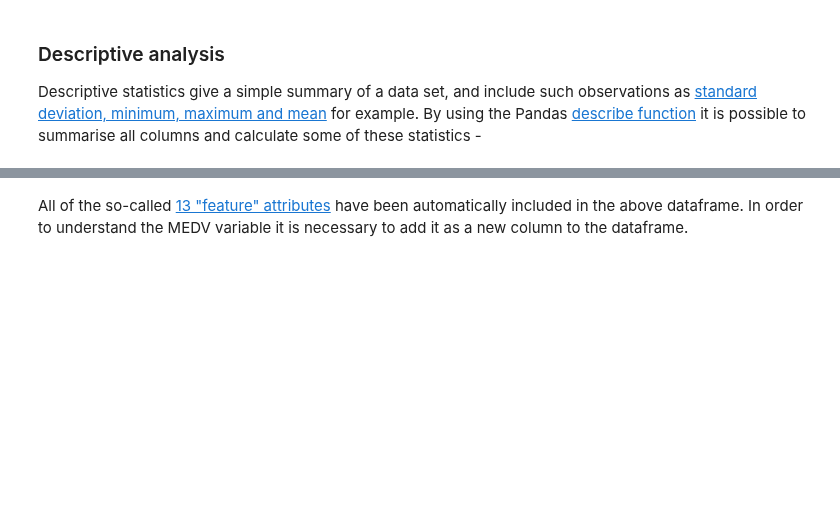
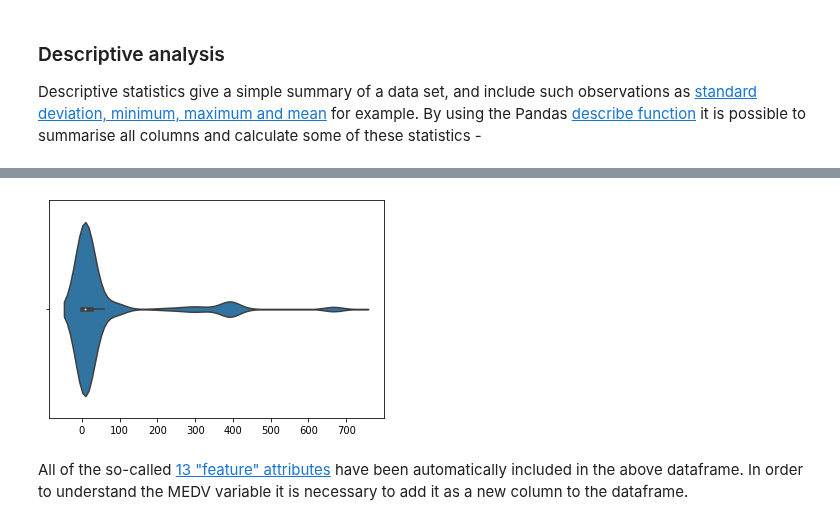
Before and after one commit to AideenByrne/2019MachineLearningProject, a Jupyter notebook: 2019project.ipynb, the cells around one changed output, grey strips where cells are left out. Drawn from its saved outputs; the diff is of its cells as text; code cells hidden in the pictures; blank space fills up the shorter version.

Commit message:
Plots

```diff
--- a/2019project.ipynb
+++ b/2019project.ipynb
@@ -81,6 +81,10 @@ df.describe()
 | 50% | 0.256510 | 0.000000 | 9.690000 | 0.000000 | 0.538000 | 6.208500 | 77.500000 | 3.207450 | 5.000000 | 330.000000 | 19.050000 | ... |
 | 75% | 3.677083 | 12.500000 | 18.100000 | 0.000000 | 0.624000 | 6.623500 | 94.075000 | 5.188425 | 24.000000 | 666.000000 | 20.200000 | ... |
 | max | 88.976200 | 100.000000 | 27.740000 | 1.000000 | 0.871000 | 8.780000 | 100.000000 | 12.126500 | 24.000000 | 711.000000 | 22.000000 | ... |
+# %%
+sns.catplot(x="CRIM", y="", data=tips
+# %% [output]
+[figure, added]
 # %% [markdown]
 All of the so-called [13 "feature" attributes](https://www.kaggle.com/shreayan98c/boston-house-price-prediction) have been automatically included in the above dataframe. In order to understand the MEDV variable it is necessary to add it as a new column to the dataframe.
 # %%
```
Also changed, not shown: parts of 2 cells of this notebook.
